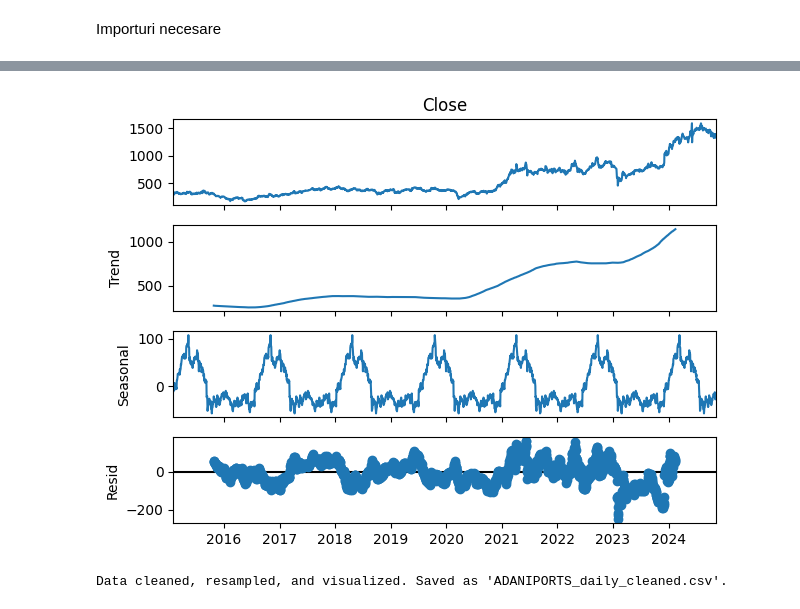
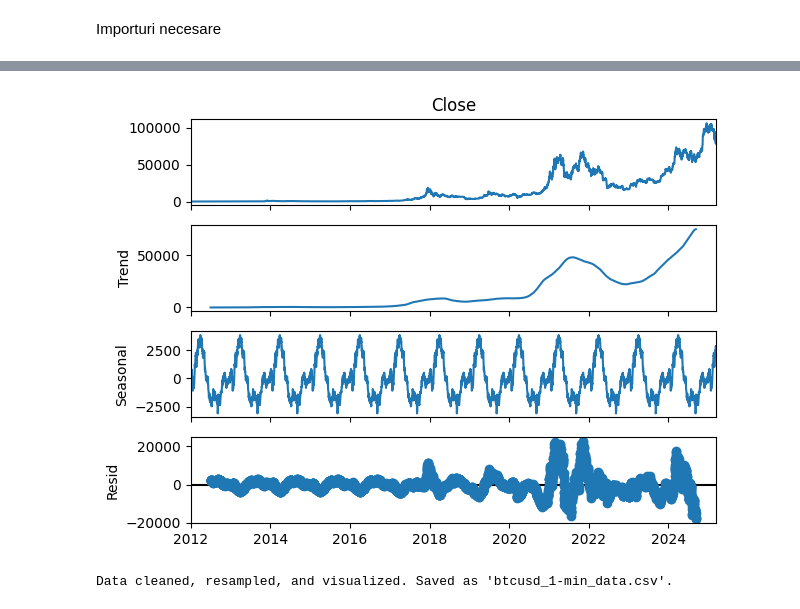
Before and after one commit to marianpop03/Trading_prediction, a Jupyter notebook: project.ipynb, the cells around one changed output, grey strips where cells are left out. Saved outputs shown, nothing was run; the diff lists cells and outputs as text; code cells hidden in the pictures.

Commit message:
data analysis, first model

```diff
--- a/project.ipynb
+++ b/project.ipynb
@@ -14,0 +24,15 @@ data = pd.read_csv(file_path)
+# %%
+file_path = "C:\\Users\\Marian.Pop\\Downloads\\btcusd_1-min_data.csv"
+data = pd.read_csv(file_path)
+print(data.columns)
+
+# Convertește coloana 'Timestamp' în datetime (folosind errors='coerce' pentru a transforma valorile invalide în NaT)
+data['Date'] = pd.to_datetime(data['Timestamp'], unit='s', errors='coerce')
+
+
+# Tratarea valorilor lipsă fără a le elimina
+data['NumericTimestamp'] = data['Date'].apply(lambda x: x.timestamp() if pd.notnull(x) else np.nan)
+
+# Elimină coloanele non-numerice pentru calculul corelațiilor
+numeric_data = data.drop(columns=['Date', 'Timestamp'])
+print(numeric_data.corr())
@@ -87,13 +177,13 @@ plt.show()
 # %%
 decompose_result = seasonal_decompose(daily_data['Close'], model='additive', period=365)
 
 decompose_result.plot()
 plt.show()
 
 # Save cleaned and resampled data
-daily_data.to_csv('ADANIPORTS_daily_cleaned.csv')
+daily_data.to_csv('btcusd_1-min_data.csv')
 
-print("Data cleaned, resampled, and visualized. Saved as 'ADANIPORTS_daily_cleaned.csv'.")
+print("Data cleaned, resampled, and visualized. Saved as 'btcusd_1-min_data.csv'.")
 # %% [output]
-[figure, old version]
+[figure, new version]
-Data cleaned, resampled, and visualized. Saved as 'ADANIPORTS_daily_cleaned.csv'.
+Data cleaned, resampled, and visualized. Saved as 'btcusd_1-min_data.csv'.
```
Also changed, not shown: parts of 18 cells of this notebook, 1 other file.
